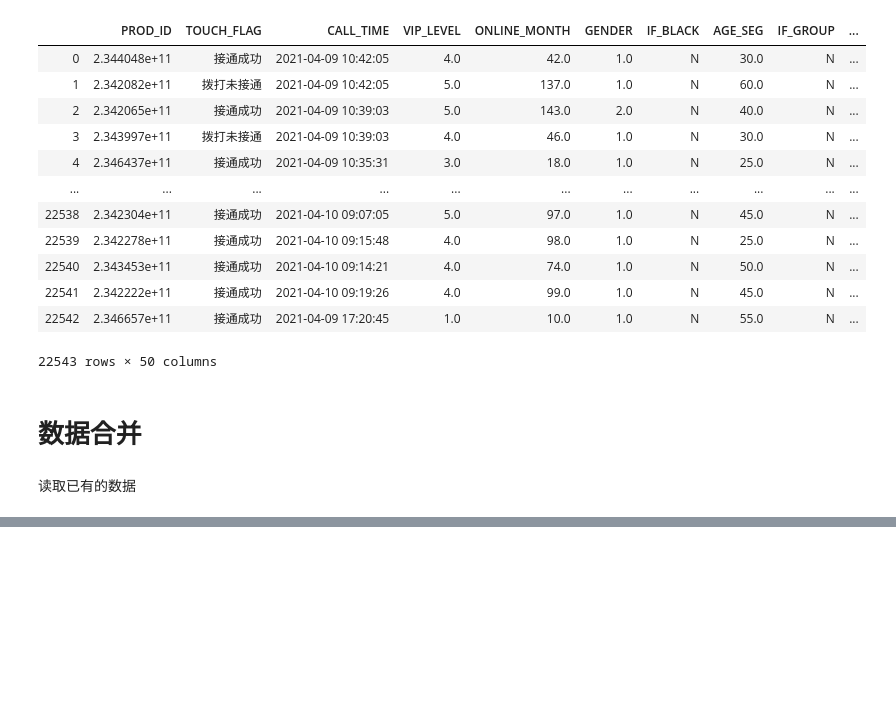
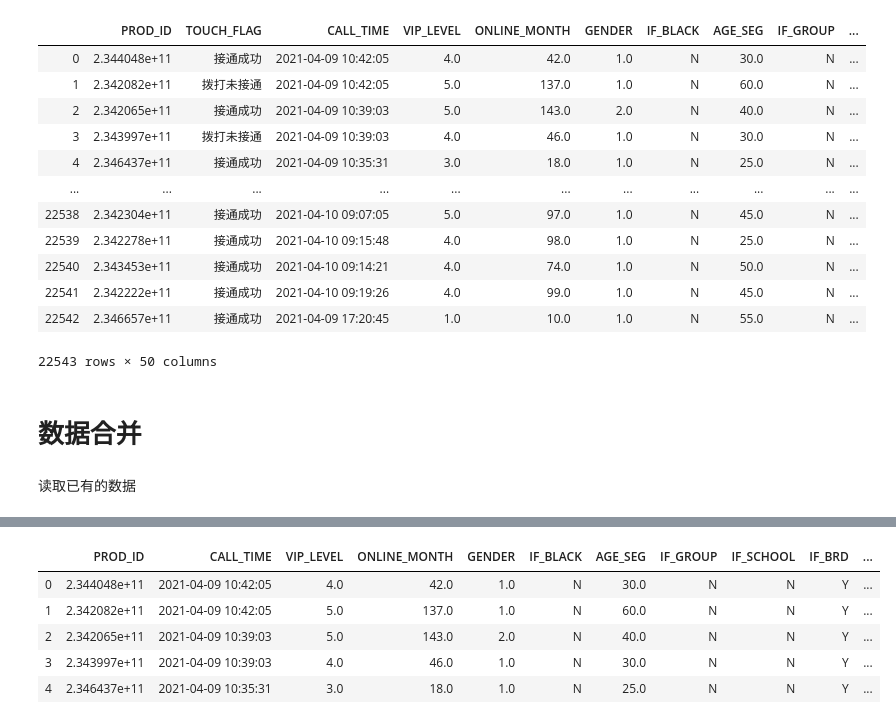
Before and after one commit to WzqProgrammer/MasterProject, a Jupyter notebook: JupyterPythonProejct/02.EasyCallProject/08.数据库服务.ipynb, the cells around one changed output, grey strips where cells are left out. Cells and saved outputs as stored; diff of their text form; code cells hidden in the pictures; blank space fills up the shorter version.

```diff
--- a/JupyterPythonProejct/02.EasyCallProject/08.数据库服务.ipynb
+++ b/JupyterPythonProejct/02.EasyCallProject/08.数据库服务.ipynb
@@ -292,0 +438,2 @@ len(tags_3_list)
+# %%
+df_5_19 = read_data_sql('p_2021_5_19')
@@ -292,0 +522,9 @@ len(tags_3_list)
+# %%
+df_5_19.head(5)
+# %% [output]
+|  | PROD_ID | CALL_TIME | VIP_LEVEL | ONLINE_MONTH | GENDER | IF_BLACK | AGE_SEG | IF_GROUP | IF_SCHOOL | IF_BRD | ... |
+| 0 | 2.344048e+11 | 2021-04-09 10:42:05 | 4.0 | 42.0 | 1.0 | N | 30.0 | N | N | Y | ... |
+| 1 | 2.342082e+11 | 2021-04-09 10:42:05 | 5.0 | 137.0 | 1.0 | N | 60.0 | N | N | Y | ... |
+| 2 | 2.342065e+11 | 2021-04-09 10:39:03 | 5.0 | 143.0 | 2.0 | N | 40.0 | N | N | Y | ... |
+| 3 | 2.343997e+11 | 2021-04-09 10:39:03 | 4.0 | 46.0 | 1.0 | N | 30.0 | N | N | Y | ... |
+| 4 | 2.346437e+11 | 2021-04-09 10:35:31 | 3.0 | 18.0 | 1.0 | N | 25.0 | N | N | Y | ... |
```
Also changed, not shown: parts of 98 cells of this notebook, 8 other files.
